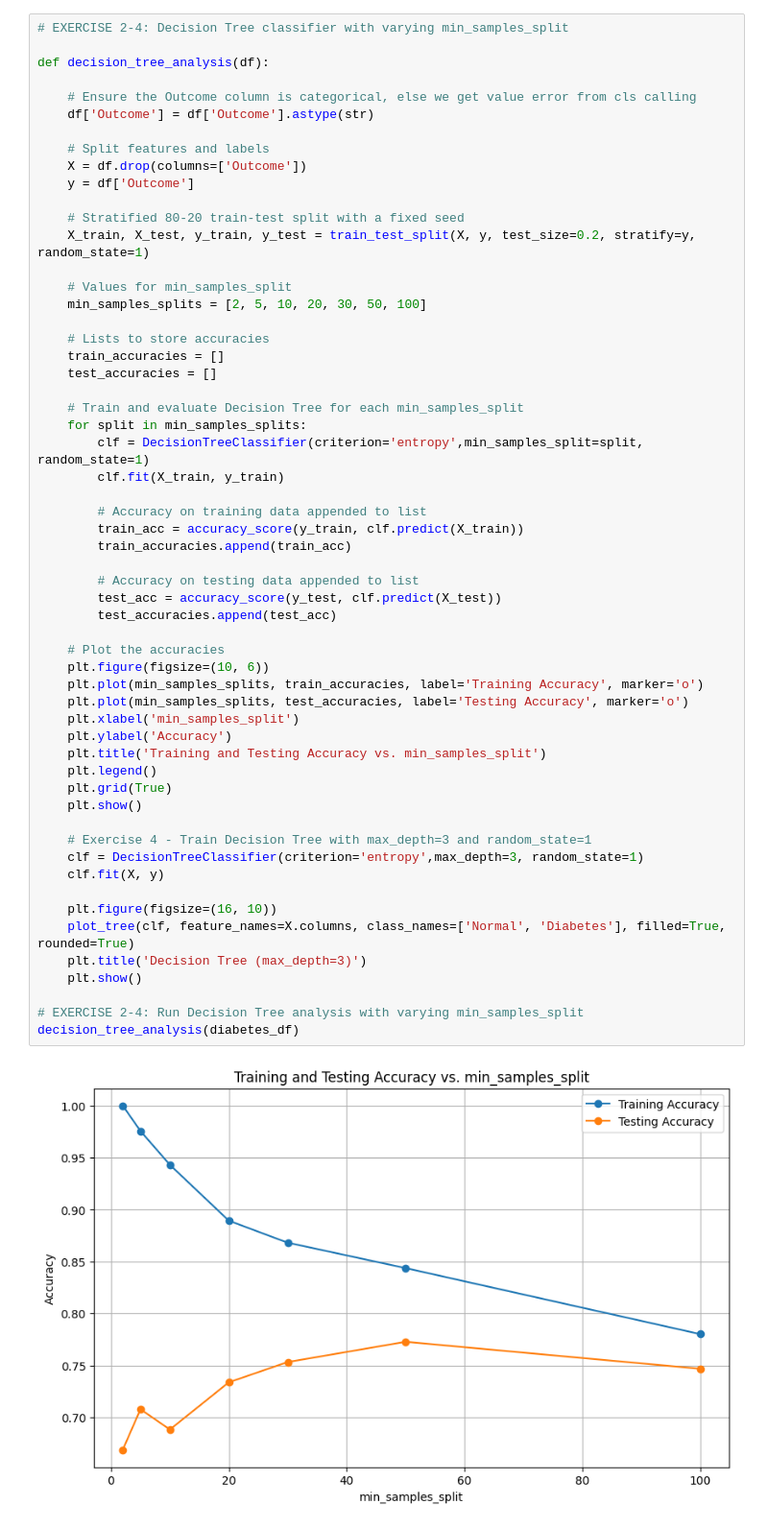
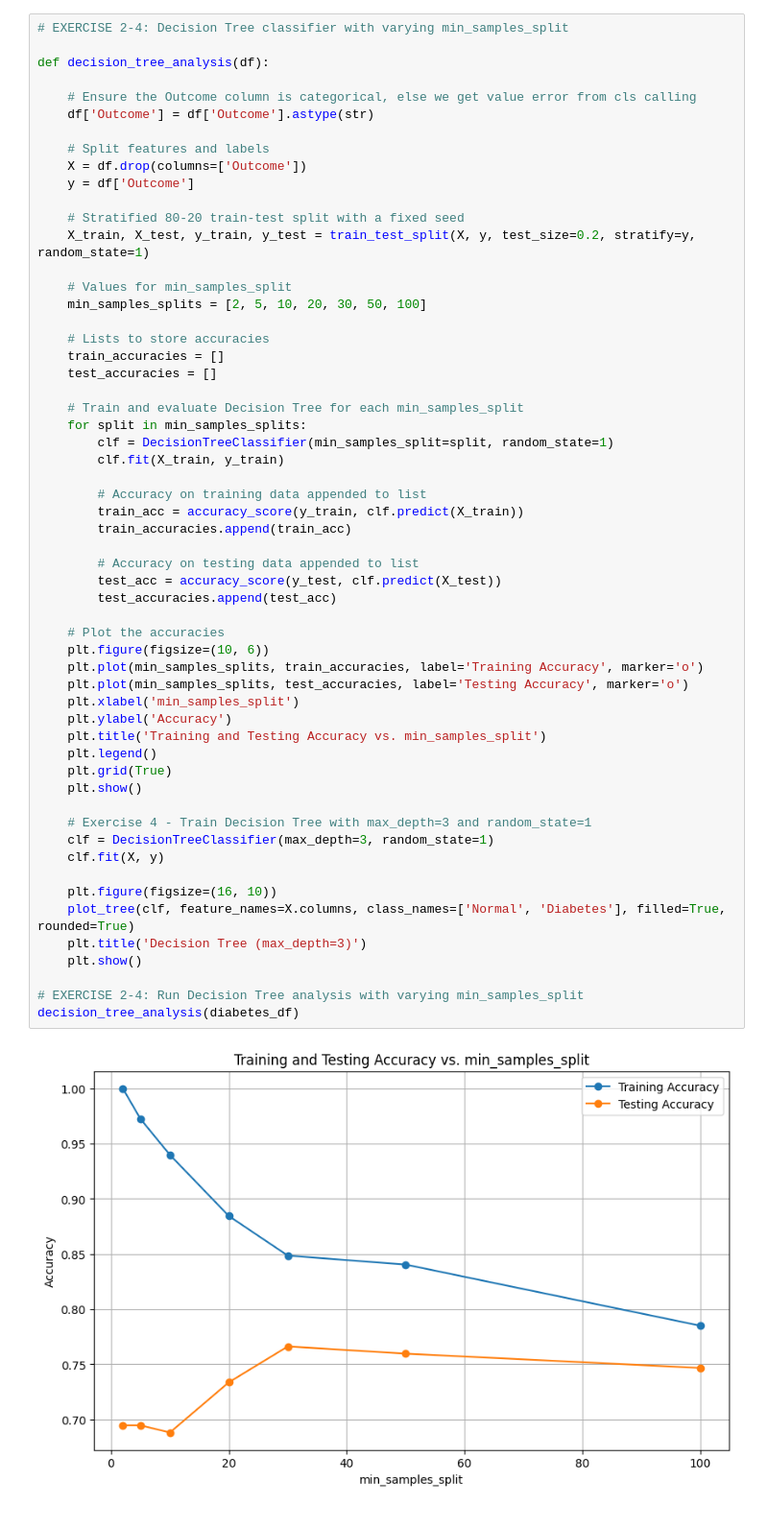
Before and after one commit to JohanGRibeiro/ml-projects, a Jupyter notebook: CodeJohan/hw1.ipynb, the cells around one changed output. Shown: that part at 96% size. Drawn from its saved outputs; the diff is of its cells as text.

Commit message:
Changed entropy to gini and better commentation

```diff
--- a/CodeJohan/hw1.ipynb
+++ b/CodeJohan/hw1.ipynb
@@ -99,38 +98,38 @@ def decision_tree_analysis(df):
 
     # Train and evaluate Decision Tree for each min_samples_split
     for split in min_samples_splits:
-        clf = DecisionTreeClassifier(criterion='entropy',min_samples_split=split, random_state=1)
+        clf = DecisionTreeClassifier(min_samples_split=split, random_state=1)
         clf.fit(X_train, y_train)
 
         # Accuracy on training data appended to list
         train_acc = accuracy_score(y_train, clf.predict(X_train))
         train_accuracies.append(train_acc)
 
         # Accuracy on testing data appended to list
         test_acc = accuracy_score(y_test, clf.predict(X_test))
         test_accuracies.append(test_acc)
 
     # Plot the accuracies
     plt.figure(figsize=(10, 6))
     plt.plot(min_samples_splits, train_accuracies, label='Training Accuracy', marker='o')
     plt.plot(min_samples_splits, test_accuracies, label='Testing Accuracy', marker='o')
     plt.xlabel('min_samples_split')
     plt.ylabel('Accuracy')
     plt.title('Training and Testing Accuracy vs. min_samples_split')
     plt.legend()
     plt.grid(True)
     plt.show()
 
     # Exercise 4 - Train Decision Tree with max_depth=3 and random_state=1
-    clf = DecisionTreeClassifier(criterion='entropy',max_depth=3, random_state=1)
+    clf = DecisionTreeClassifier(max_depth=3, random_state=1)
     clf.fit(X, y)
 
     plt.figure(figsize=(16, 10))
     plot_tree(clf, feature_names=X.columns, class_names=['Normal', 'Diabetes'], filled=True, rounded=True)
     plt.title('Decision Tree (max_depth=3)')
     plt.show()
 
 # EXERCISE 2-4: Run Decision Tree analysis with varying min_samples_split
 decision_tree_analysis(diabetes_df)
 # %% [output]
-[figure, old version]
+[figure, new version]
```
Also changed, not shown: parts of 2 cells of this notebook, 2 other files.
